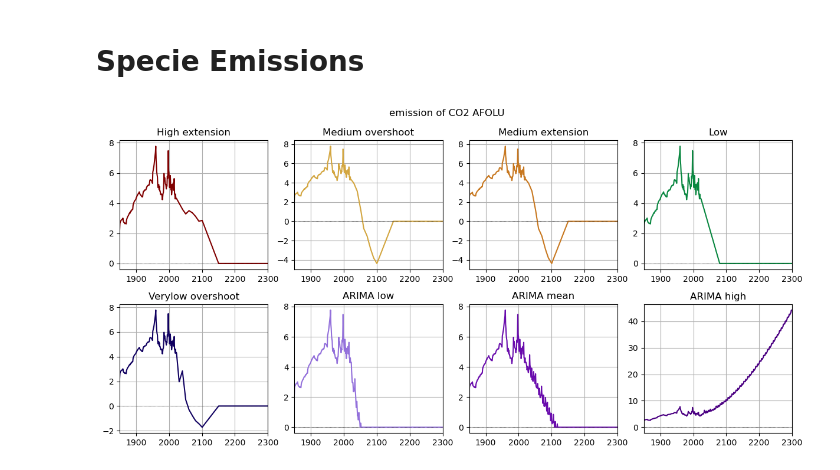
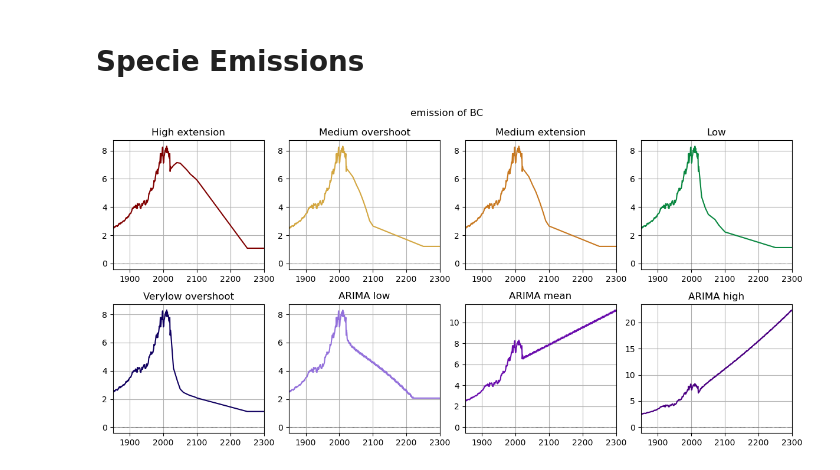
Before and after one commit to xuxingcheng/FAIR-emission-climate-model, a Jupyter notebook: ARIMA/FAIR_ARIMA_evaluation.ipynb, the cells around one changed output. Cells and saved outputs as stored; diff of their text form; code cells hidden in the pictures.

```diff
--- a/ARIMA/FAIR_ARIMA_evaluation.ipynb
+++ b/ARIMA/FAIR_ARIMA_evaluation.ipynb
@@ -229,7 +229,7 @@ f.species
 # %% [markdown]
 # Specie Emissions
 # %%
-specie = 'CO2 AFOLU'
+specie = 'BC'
 
 fig, ax = pl.subplots(2, 4, figsize=(12, 6))
 
@@ -242,31 +242,31 @@ for i, scenario in enumerate(scenarios):
                 pp[0],
                 axis=1,
             ),
             np.percentile(
                 f.emissions.loc[dict(scenario=scenario, specie = specie)],
                 pp[1],
                 axis=1,
             ),
             color=colors[scenarios[i]],
             alpha=0.2,
             lw=0
         )
 
     ax[i // 4, i % 4].plot(
         f.timepoints,
         np.median(
             f.emissions.loc[dict(scenario=scenario, specie = specie)],
             axis=1,
         ),
         color=colors[scenarios[i]],
     )
     ax[i // 4, i % 4].set_xlim(1850, 2300)
     #ax[i // 4, i % 4].set_ylim(-2, 15)
     ax[i // 4, i % 4].axhline(0, color="k", ls=":", lw=0.5)
     ax[i // 4, i % 4].set_title(fancy_titles[scenarios[i]])
     ax[i // 4, i % 4].grid()
 
 pl.suptitle(f"emission of {specie}")
 fig.tight_layout()
 # %% [output]
-[figure, old version]
+[figure, new version]
```
Also changed, not shown: parts of 4 cells of this notebook, 8 other files.
